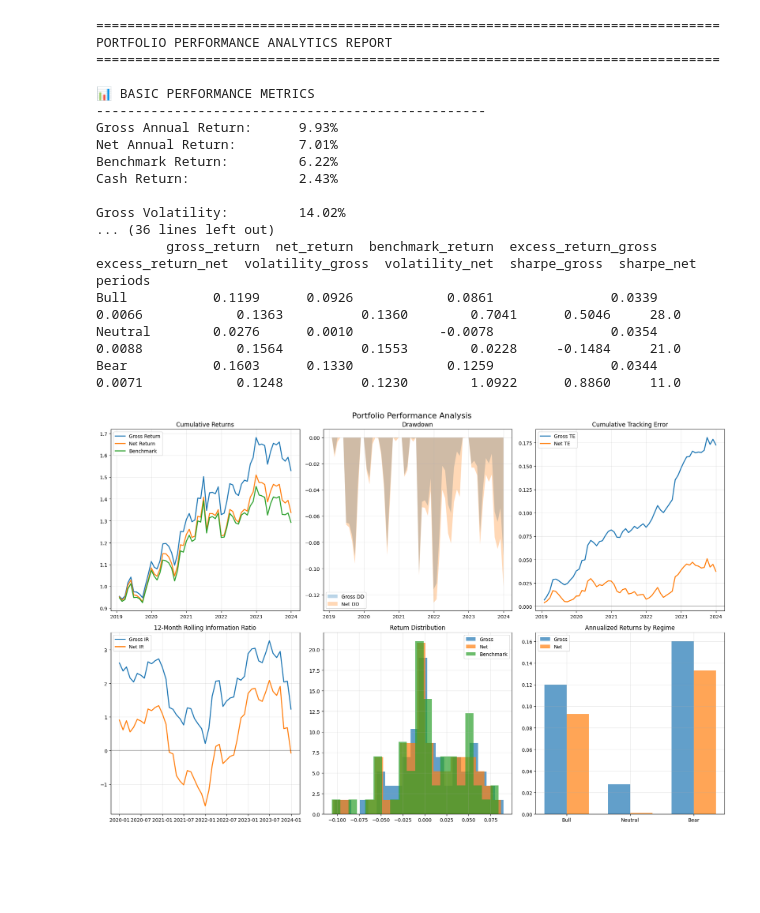
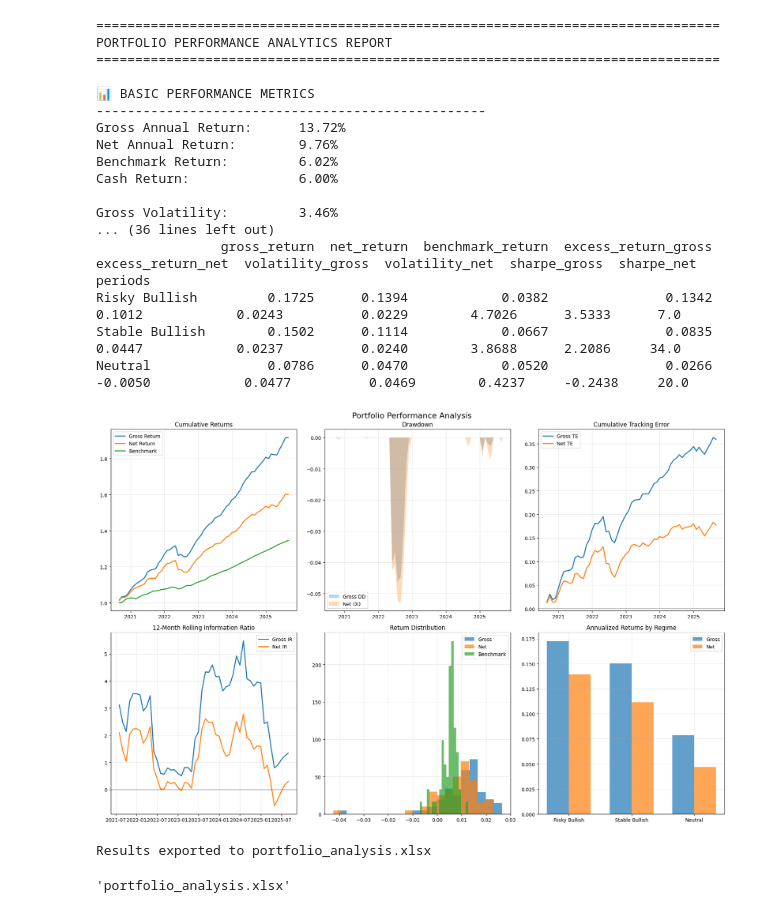
Before and after one commit to pratyush-x355/fund_analysis, a Jupyter notebook: fund_details.ipynb, the cells around one changed output. Cells and saved outputs as stored; diff of their text form; code cells hidden in the pictures; blank space fills up the shorter version.

Commit message:
started fund analysis

```diff
--- a/fund_details.ipynb
+++ b/fund_details.ipynb
@@ -49,0 +43,9 @@ def create_sample_data(n_months=60):
+# %%
+file_path = os.getcwd() + '/data/dc_fi_fund.xlsx'
+
+fund_data = pd.read_excel(file_path)
+# %%
+import help
+importlib.reload(help)
+from help import calculate_monthly_performance_fees
+data = calculate_monthly_performance_fees(fund_data, annual_performance_fee_rate=0.2,annual_hurdle_rate=0.10)
@@ -49,0 +70,3 @@ def create_sample_data(n_months=60):
+# %%
+data = data.drop(['annual_performance_fee', 'annual_return', 'excess_return_annual'], axis = 1)
+data.head()
@@ -50,39 +81,38 @@ def create_sample_data(n_months=60):
 # %%
 
-# Create sample data
-sample_data = create_sample_data(60)
-
 # Initialize analytics
-portfolio = PortfolioAnalytics(sample_data)
+portfolio = PortfolioAnalytics(data)
 
 # Generate comprehensive report
 results = portfolio.generate_report()
 
 # Create plots
 fig = portfolio.create_plots()
 plt.show()
 
 # Export to Excel
-# portfolio.export_results('portfolio_analysis.xlsx')
+portfolio.export_results('portfolio_analysis.xlsx')
 # %% [output]
 ================================================================================
 PORTFOLIO PERFORMANCE ANALYTICS REPORT
 ================================================================================
 
 📊 BASIC PERFORMANCE METRICS
 --------------------------------------------------
-Gross Annual Return:      9.93%
-Net Annual Return:        7.01%
-Benchmark Return:         6.22%
-Cash Return:              2.43%
+Gross Annual Return:      13.72%
+Net Annual Return:        9.76%
+Benchmark Return:         6.02%
+Cash Return:              6.00%
 
-Gross Volatility:         14.02%
+Gross Volatility:         3.46%
 ... (36 lines left out)
-         gross_return  net_return  benchmark_return  excess_return_gross  excess_return_net  volatility_gross  volatility_net  sharpe_gross  sharpe_net  periods
-Bull           0.1199      0.0926            0.0861               0.0339             0.0066            0.1363          0.1360        0.7041      0.5046     28.0
-Neutral        0.0276      0.0010           -0.0078               0.0354             0.0088            0.1564          0.1553        0.0228     -0.1484     21.0
-Bear           0.1603      0.1330            0.1259               0.0344             0.0071            0.1248          0.1230        1.0922      0.8860     11.0
+                gross_return  net_return  benchmark_return  excess_return_gross  excess_return_net  volatility_gross  volatility_net  sharpe_gross  sharpe_net  periods
+Risky Bullish         0.1725      0.1394            0.0382               0.1342             0.1012            0.0243          0.0229        4.7026      3.5333      7.0
+Stable Bullish        0.1502      0.1114            0.0667               0.0835             0.0447            0.0237          0.0240        3.8688      2.2086     34.0
+Neutral               0.0786      0.0470            0.0520               0.0266            -0.0050            0.0477          0.0469        0.4237     -0.2438     20.0
-[figure, old version]
+[figure, new version]
+Results exported to portfolio_analysis.xlsx
+'portfolio_analysis.xlsx'
 # %%
 sample_data.head()
 # %% [output]
```
Also changed, not shown: parts of 8 cells of this notebook, 7 other files.
